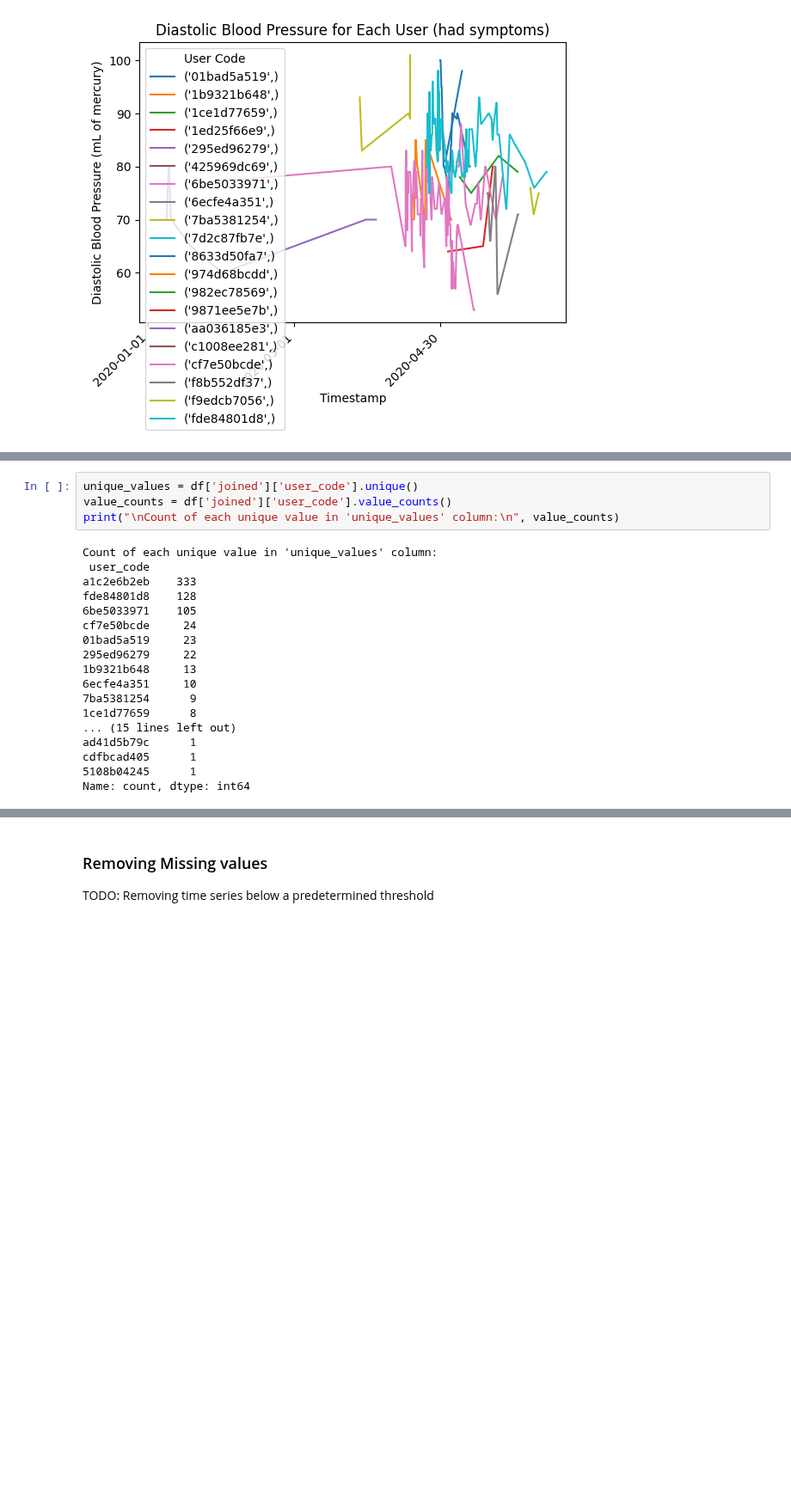
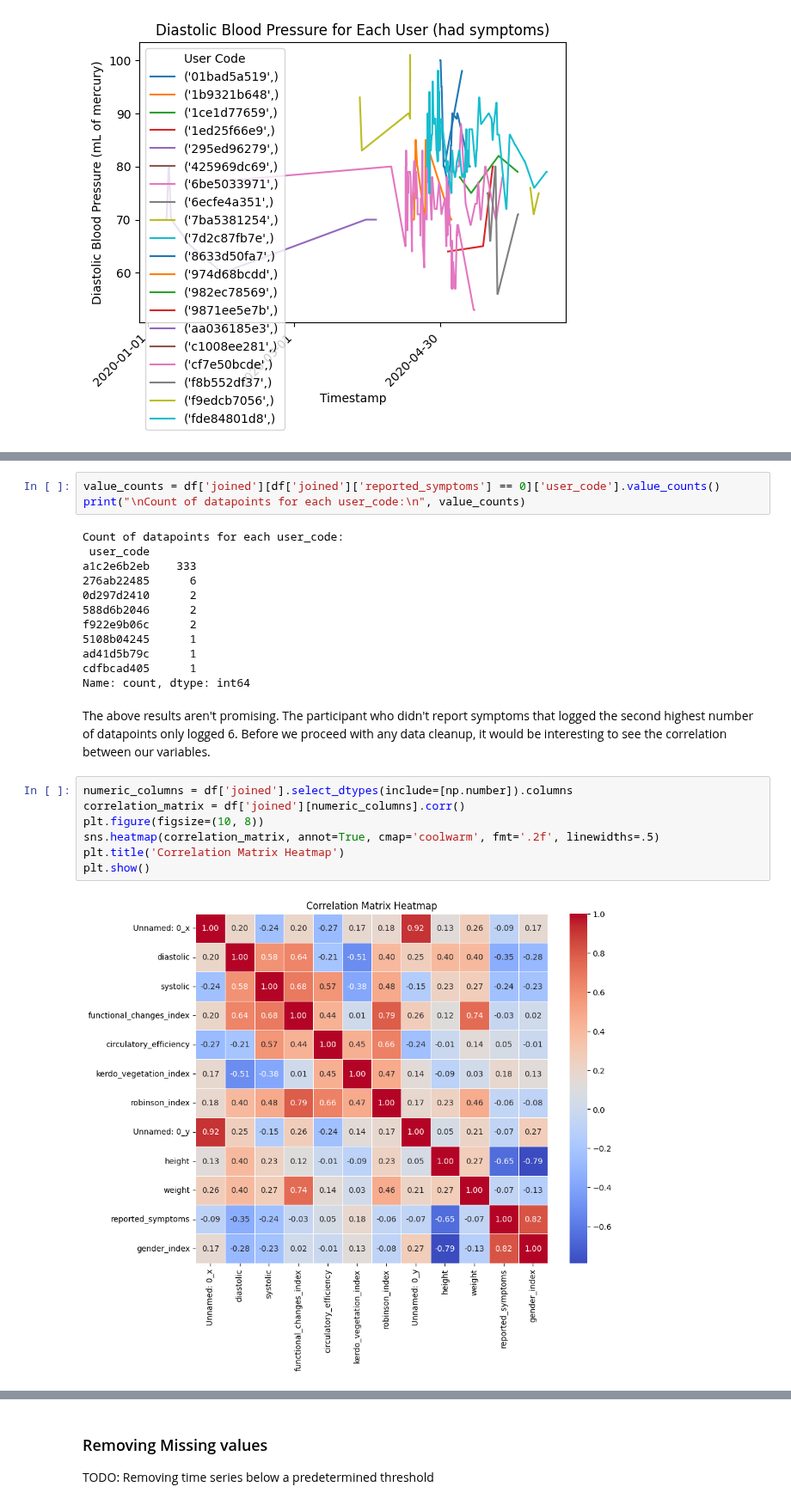
Before and after one commit to AIPI510/aipi510-fall24, a Jupyter notebook: forever-loop-eda-ta4.ipynb, the cells around one changed output, grey strips where cells are left out. Shown at 86% size. Cells and saved outputs as stored; diff of their text form; blank space fills up the shorter version.

Commit message:
Adding some interpretations and analyzing correlation

```diff
--- a/forever-loop-eda-ta4.ipynb
+++ b/forever-loop-eda-ta4.ipynb
@@ -266,22 +307,26 @@ TODO: Identifying time series with too few values as identified in previous data
 # %%
-unique_values = df['joined']['user_code'].unique()
-value_counts = df['joined']['user_code'].value_counts()
-print("\nCount of each unique value in 'unique_values' column:\n", value_counts)
+value_counts = df['joined'][df['joined']['reported_symptoms'] == 0]['user_code'].value_counts()
+print("\nCount of datapoints for each user_code:\n", value_counts)
 # %% [output]
-Count of each unique value in 'unique_values' column:
+Count of datapoints for each user_code:
  user_code
 a1c2e6b2eb    333
-fde84801d8    128
-6be5033971    105
-cf7e50bcde     24
-01bad5a519     23
-295ed96279     22
-1b9321b648     13
-6ecfe4a351     10
-7ba5381254      9
-1ce1d77659      8
-... (15 lines left out)
+276ab22485      6
+0d297d2410      2
+588d6b2046      2
+f922e9b06c      2
+5108b04245      1
 ad41d5b79c      1
 cdfbcad405      1
-5108b04245      1
 Name: count, dtype: int64
+# %% [markdown]
+The above results aren't promising. The participant who didn't report symptoms that logged the second highest number of datapoints only logged 6. Before we proceed with any data cleanup, it would be interesting to see the correlation between our variables.
+# %%
+numeric_columns = df['joined'].select_dtypes(include=[np.number]).columns
+correlation_matrix = df['joined'][numeric_columns].corr()
+plt.figure(figsize=(10, 8))
+sns.heatmap(correlation_matrix, annot=True, cmap='coolwarm', fmt='.2f', linewidths=.5)
+plt.title('Correlation Matrix Heatmap')
+plt.show()
+# %% [output]
+[figure, added]
```
Also changed, not shown: parts of 18 cells of this notebook.
